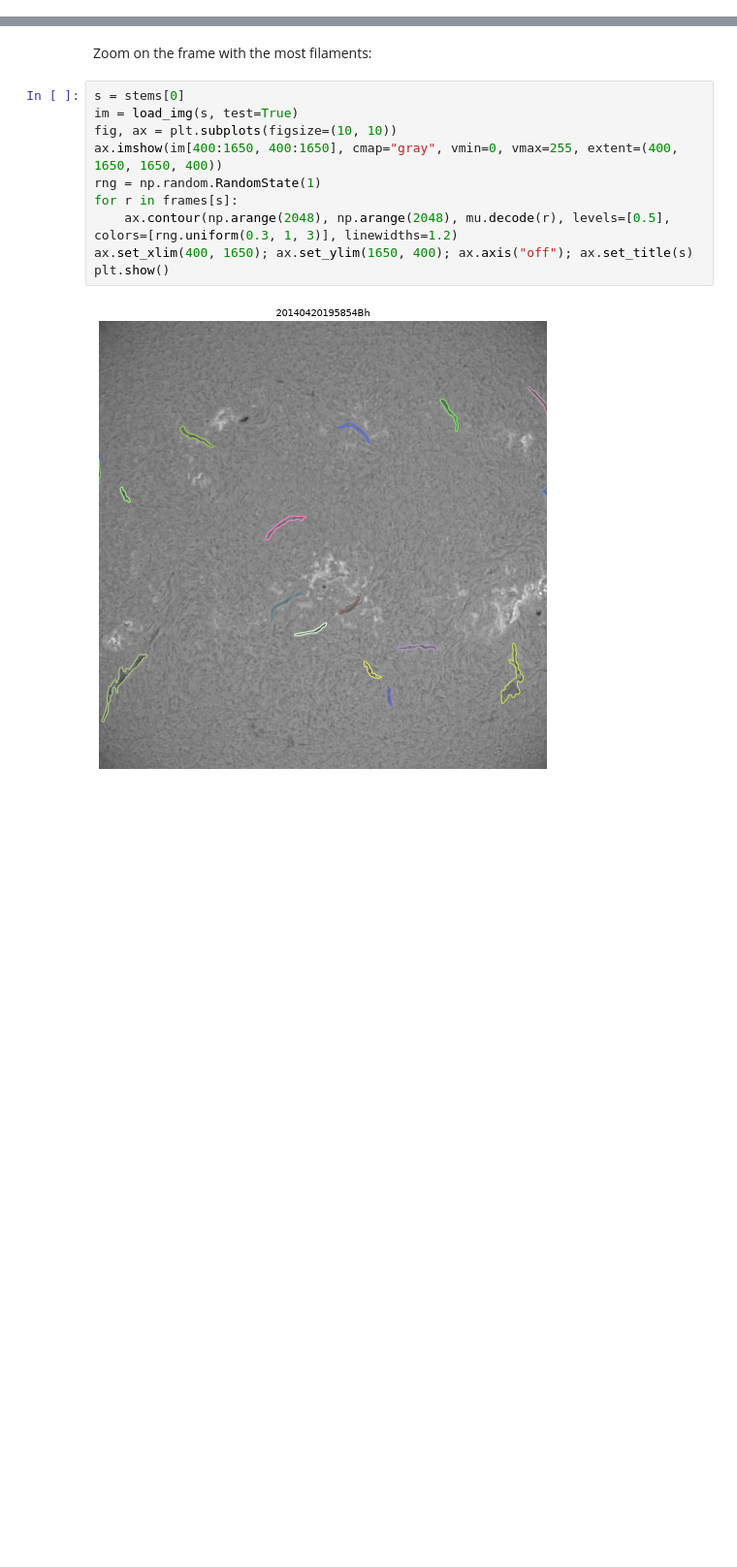
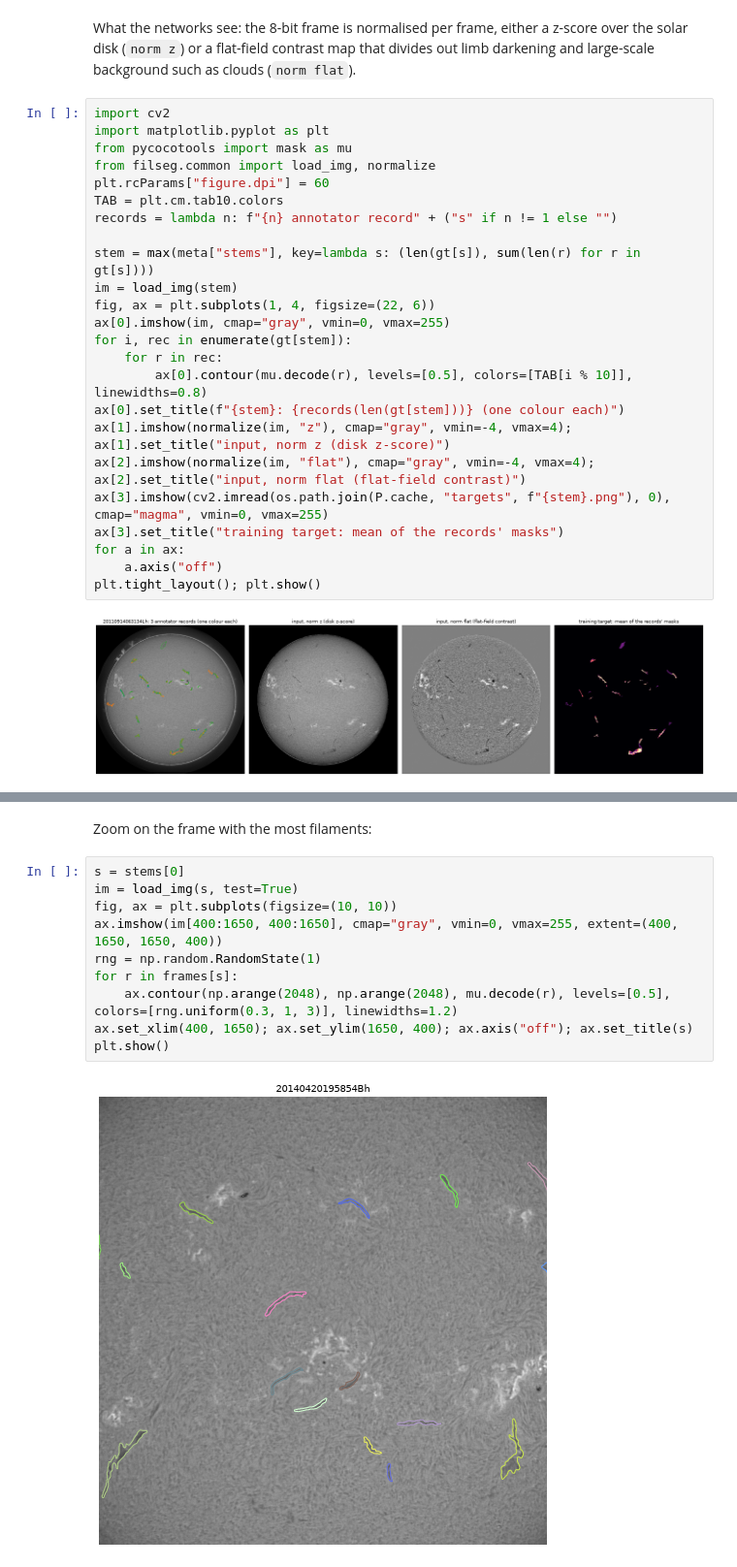
Before and after one commit to xiehuanyi/filament-segmentation-2026, a Jupyter notebook: demo.ipynb, the cells around one changed output, grey strips where cells are left out. Shown at 97% size. Drawn from its saved outputs; the diff is of its cells as text; blank space fills up the shorter version.

```diff
--- a/demo.ipynb
+++ b/demo.ipynb
@@ -28,0 +105,29 @@ frames: data/test/test_images | weights: weights | work: work_demo
+# %% [markdown]
+What the networks see: the 8-bit frame is normalised per frame, either a z-score over the solar disk (`norm z`) or a
+flat-field contrast map that divides out limb darkening and large-scale background such as clouds (`norm flat`).
+# %%
+import cv2
+import matplotlib.pyplot as plt
+from pycocotools import mask as mu
+from filseg.common import load_img, normalize
+plt.rcParams["figure.dpi"] = 60
+TAB = plt.cm.tab10.colors
+records = lambda n: f"{n} annotator record" + ("s" if n != 1 else "")
+
+stem = max(meta["stems"], key=lambda s: (len(gt[s]), sum(len(r) for r in gt[s])))
+im = load_img(stem)
+fig, ax = plt.subplots(1, 4, figsize=(22, 6))
+ax[0].imshow(im, cmap="gray", vmin=0, vmax=255)
+for i, rec in enumerate(gt[stem]):
+    for r in rec:
+        ax[0].contour(mu.decode(r), levels=[0.5], colors=[TAB[i % 10]], linewidths=0.8)
+ax[0].set_title(f"{stem}: {records(len(gt[stem]))} (one colour each)")
+ax[1].imshow(normalize(im, "z"), cmap="gray", vmin=-4, vmax=4); ax[1].set_title("input, norm z (disk z-score)")
+ax[2].imshow(normalize(im, "flat"), cmap="gray", vmin=-4, vmax=4); ax[2].set_title("input, norm flat (flat-field contrast)")
+ax[3].imshow(cv2.imread(os.path.join(P.cache, "targets", f"{stem}.png"), 0), cmap="magma", vmin=0, vmax=255)
+ax[3].set_title("training target: mean of the records' masks")
+for a in ax:
+    a.axis("off")
+plt.tight_layout(); plt.show()
+# %% [output]
+[figure, added]
```
Also changed, not shown: parts of 31 cells of this notebook, 6 other files.
